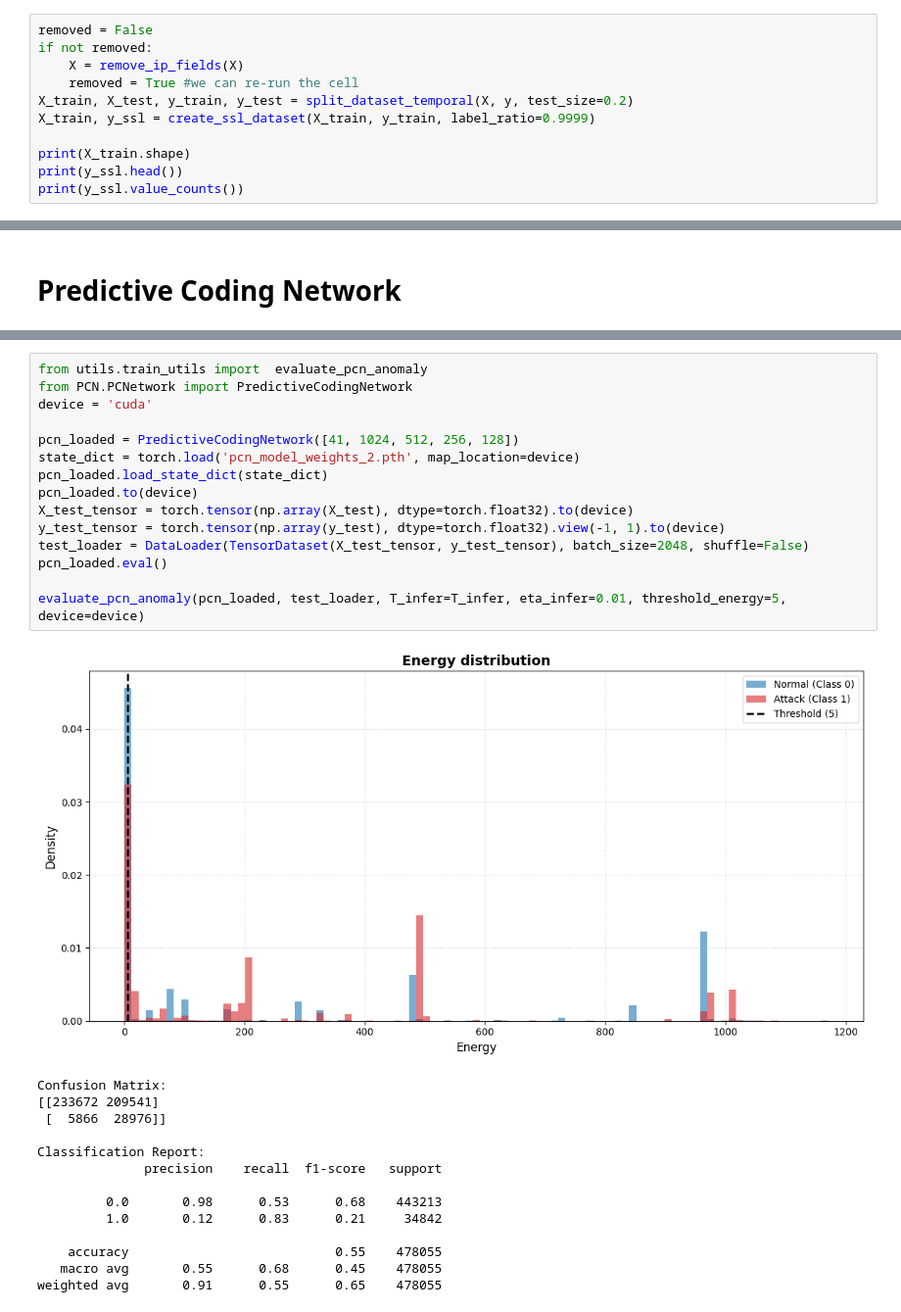
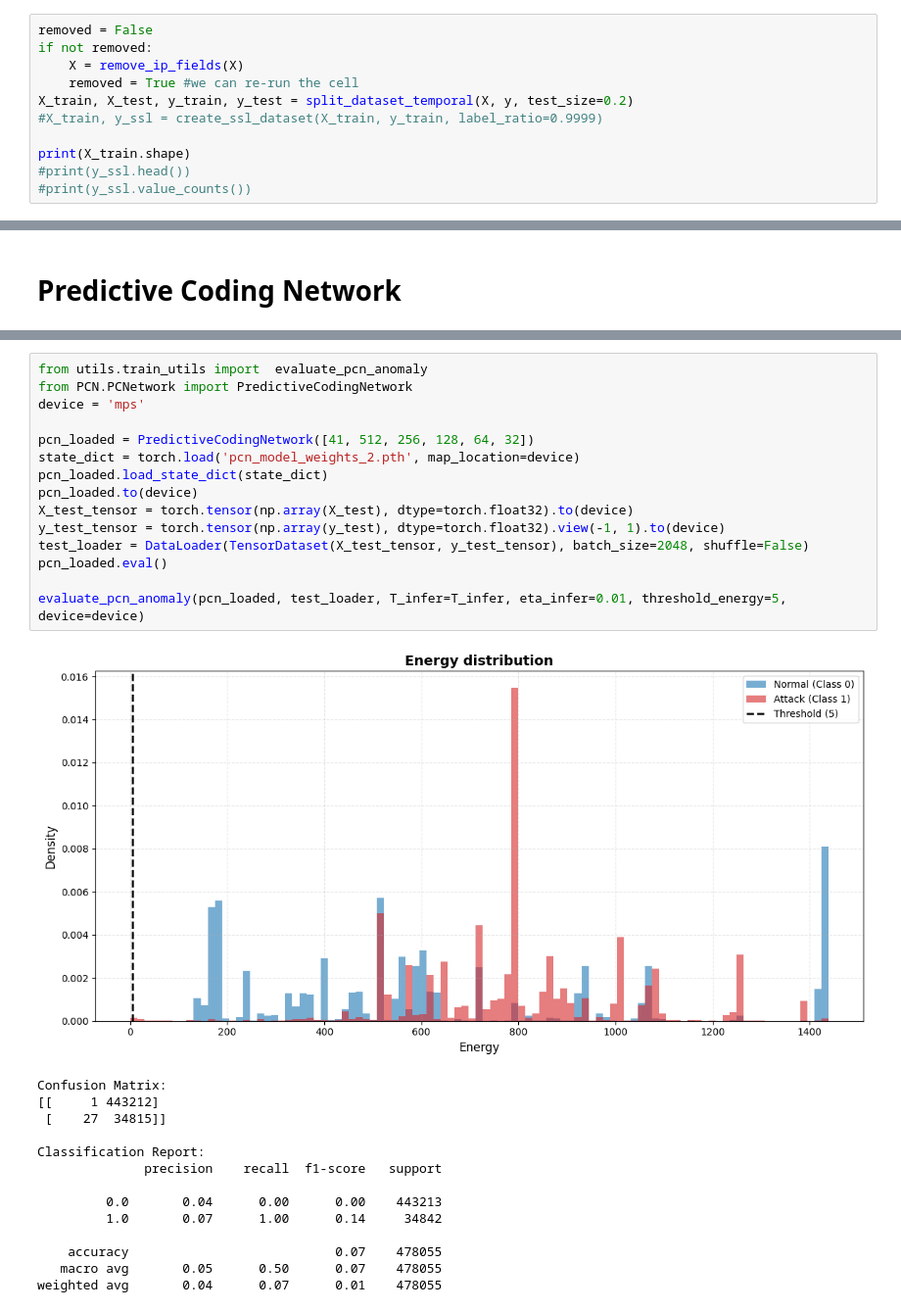
Before and after one commit to mat-riboni/pcn-transformer-ids, a Jupyter notebook: experiment_5.ipynb, the cells around one changed output, grey strips where cells are left out. Shown at 98% size. Cells and saved outputs as stored; diff of their text form.

```diff
--- a/experiment_5.ipynb
+++ b/experiment_5.ipynb
@@ -61,10 +61,10 @@ if not removed:
     X = remove_ip_fields(X)
     removed = True #we can re-run the cell
 X_train, X_test, y_train, y_test = split_dataset_temporal(X, y, test_size=0.2)
-X_train, y_ssl = create_ssl_dataset(X_train, y_train, label_ratio=0.9999)
+#X_train, y_ssl = create_ssl_dataset(X_train, y_train, label_ratio=0.9999)
 
 print(X_train.shape)
-print(y_ssl.head())
-print(y_ssl.value_counts())
+#print(y_ssl.head())
+#print(y_ssl.value_counts())
 # %% [output]
 (1912220, 41)
@@ -133,30 +139,30 @@ print(X_train.head())
 # %%
 from utils.train_utils import  evaluate_pcn_anomaly
 from PCN.PCNetwork import PredictiveCodingNetwork
-device = 'cuda'
+device = 'mps'
 
-pcn_loaded = PredictiveCodingNetwork([41, 1024, 512, 256, 128])
+pcn_loaded = PredictiveCodingNetwork([41, 512, 256, 128, 64, 32])
 state_dict = torch.load('pcn_model_weights_2.pth', map_location=device)
 pcn_loaded.load_state_dict(state_dict)
 pcn_loaded.to(device)
 X_test_tensor = torch.tensor(np.array(X_test), dtype=torch.float32).to(device)
 y_test_tensor = torch.tensor(np.array(y_test), dtype=torch.float32).view(-1, 1).to(device)
 test_loader = DataLoader(TensorDataset(X_test_tensor, y_test_tensor), batch_size=2048, shuffle=False)
 pcn_loaded.eval()
 
 evaluate_pcn_anomaly(pcn_loaded, test_loader, T_infer=T_infer, eta_infer=0.01, threshold_energy=5, device=device)
 # %% [output]
-[figure, old version]
+[figure, new version]
 Confusion Matrix:
-[[233672 209541]
- [  5866  28976]]
+[[     1 443212]
+ [    27  34815]]
 
 Classification Report:
               precision    recall  f1-score   support
 
-         0.0       0.98      0.53      0.68    443213
-         1.0       0.12      0.83      0.21     34842
+         0.0       0.04      0.00      0.00    443213
+         1.0       0.07      1.00      0.14     34842
 
-    accuracy                           0.55    478055
-   macro avg       0.55      0.68      0.45    478055
-weighted avg       0.91      0.55      0.65    478055
+    accuracy                           0.07    478055
+   macro avg       0.05      0.50      0.07    478055
+weighted avg       0.04      0.07      0.01    478055
```
Also changed, not shown: parts of 3 cells of this notebook.
